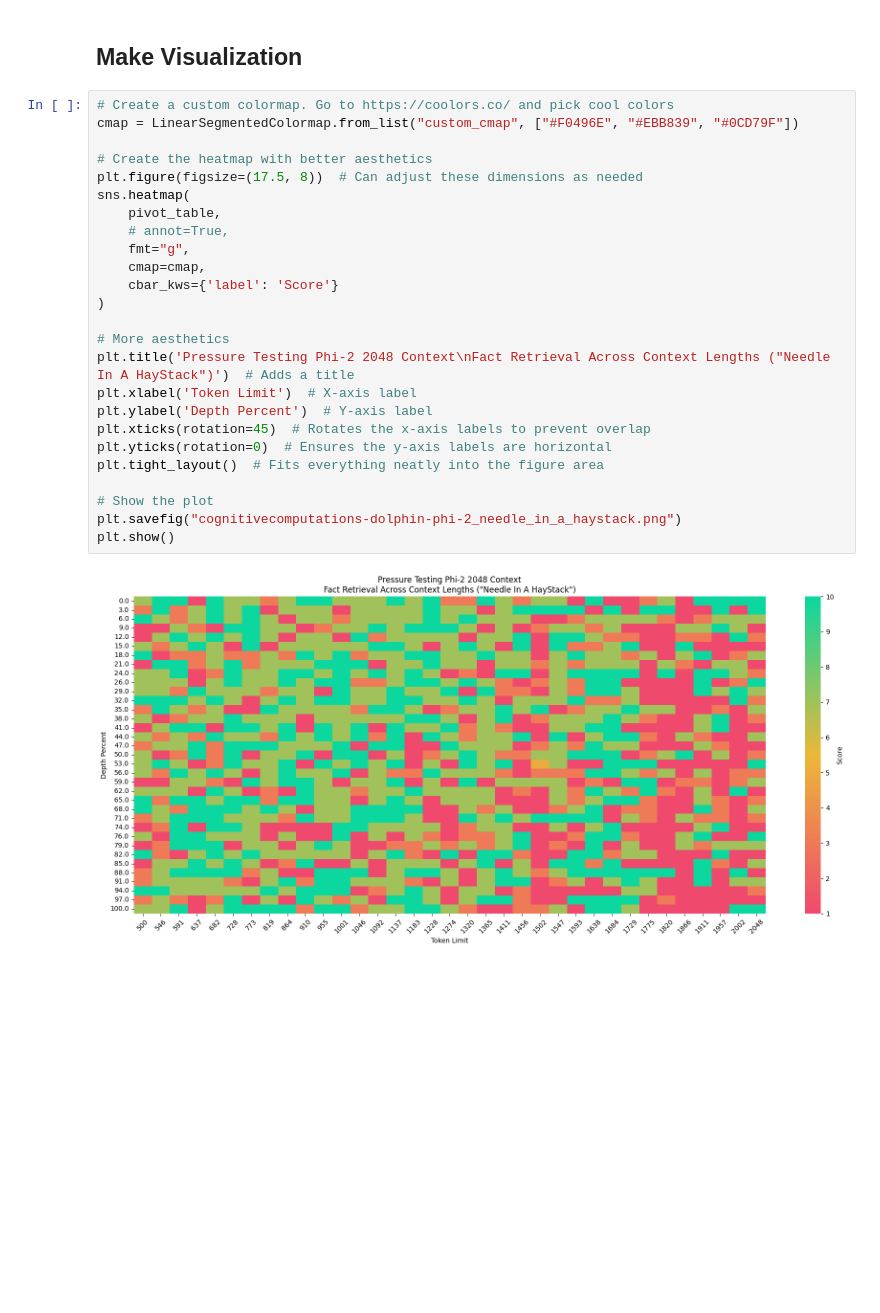
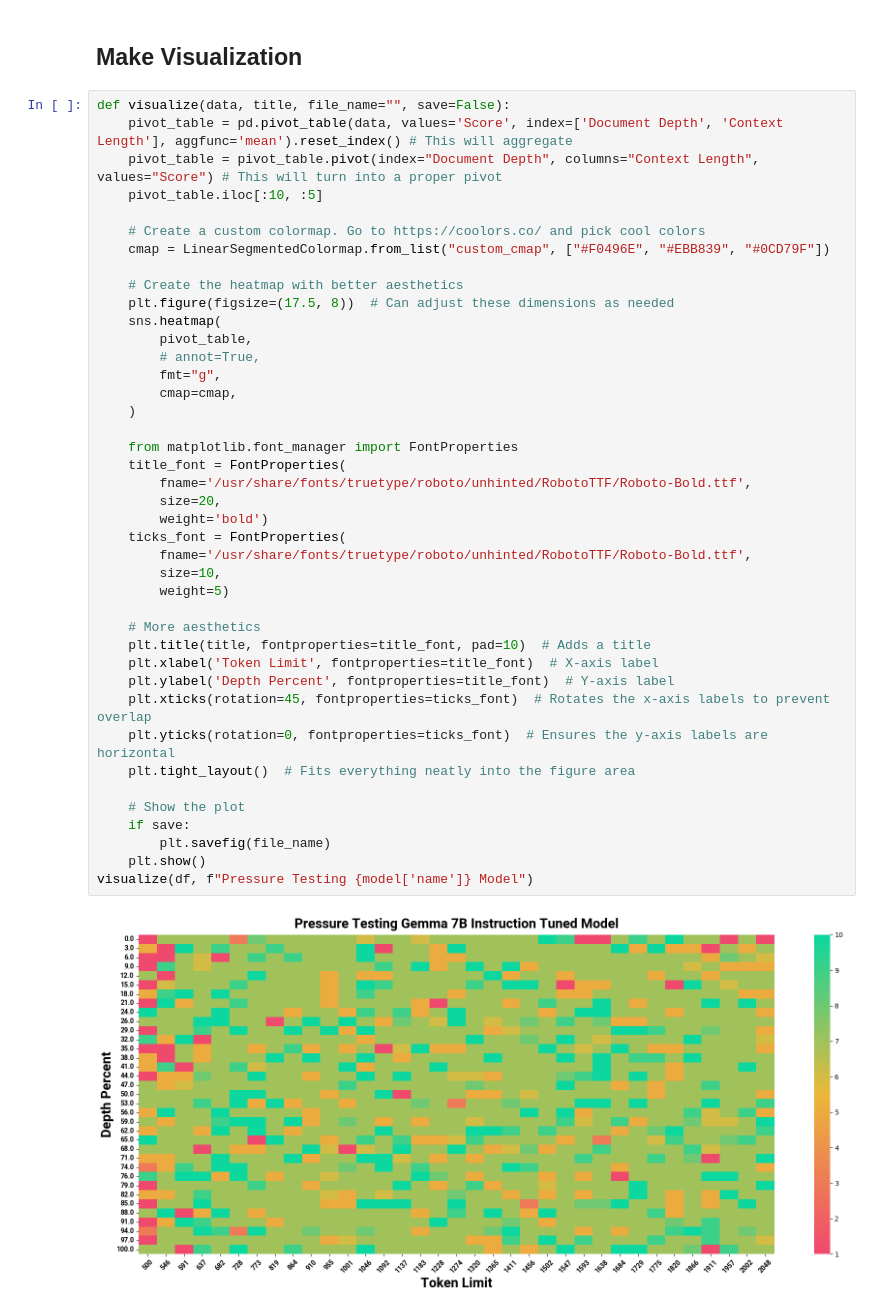
Before and after one commit to LazaroHurtado/LLMTest_NeedleInAHaystack, a Jupyter notebook: viz/CreateVizFromLLMTesting.ipynb, the cells around one changed output. Saved outputs shown, nothing was run; the diff lists cells and outputs as text; blank space fills up the shorter version.

```diff
--- a/viz/CreateVizFromLLMTesting.ipynb
+++ b/viz/CreateVizFromLLMTesting.ipynb
@@ -98,29 +142,45 @@ pivot_table.iloc[:10, :5]
 # %% [markdown]
 ## Make Visualization
 # %%
-# Create a custom colormap. Go to https://coolors.co/ and pick cool colors
-cmap = LinearSegmentedColormap.from_list("custom_cmap", ["#F0496E", "#EBB839", "#0CD79F"])
+def visualize(data, title, file_name="", save=False):
+    pivot_table = pd.pivot_table(data, values='Score', index=['Document Depth', 'Context Length'], aggfunc='mean').reset_index() # This will aggregate
+    pivot_table = pivot_table.pivot(index="Document Depth", columns="Context Length", values="Score") # This will turn into a proper pivot
+    pivot_table.iloc[:10, :5]
 
-# Create the heatmap with better aesthetics
-plt.figure(figsize=(17.5, 8))  # Can adjust these dimensions as needed
-sns.heatmap(
-    pivot_table,
-    # annot=True,
-    fmt="g",
-    cmap=cmap,
-    cbar_kws={'label': 'Score'}
-)
+    # Create a custom colormap. Go to https://coolors.co/ and pick cool colors
+    cmap = LinearSegmentedColormap.from_list("custom_cmap", ["#F0496E", "#EBB839", "#0CD79F"])
 
-# More aesthetics
-plt.title('Pressure Testing Phi-2 2048 Context\nFact Retrieval Across Context Lengths ("Needle In A HayStack")')  # Adds a title
-plt.xlabel('Token Limit')  # X-axis label
-plt.ylabel('Depth Percent')  # Y-axis label
-plt.xticks(rotation=45)  # Rotates the x-axis labels to prevent overlap
-plt.yticks(rotation=0)  # Ensures the y-axis labels are horizontal
-plt.tight_layout()  # Fits everything neatly into the figure area
+    # Create the heatmap with better aesthetics
+    plt.figure(figsize=(17.5, 8))  # Can adjust these dimensions as needed
+    sns.heatmap(
+        pivot_table,
+        # annot=True,
+        fmt="g",
+        cmap=cmap,
+    )
 
-# Show the plot
-plt.savefig("cognitivecomputations-dolphin-phi-2_needle_in_a_haystack.png")
-plt.show()
+    from matplotlib.font_manager import FontProperties
+    title_font = FontProperties(
+        fname='/usr/share/fonts/truetype/roboto/unhinted/RobotoTTF/Roboto-Bold.ttf',
+        size=20,
+        weight='bold')
+    ticks_font = FontProperties(
+        fname='/usr/share/fonts/truetype/roboto/unhinted/RobotoTTF/Roboto-Bold.ttf',
+        size=10,
+        weight=5)
+
+    # More aesthetics
+    plt.title(title, fontproperties=title_font, pad=10)  # Adds a title
+    plt.xlabel('Token Limit', fontproperties=title_font)  # X-axis label
+    plt.ylabel('Depth Percent', fontproperties=title_font)  # Y-axis label
+    plt.xticks(rotation=45, fontproperties=ticks_font)  # Rotates the x-axis labels to prevent overlap
+    plt.yticks(rotation=0, fontproperties=ticks_font)  # Ensures the y-axis labels are horizontal
+    plt.tight_layout()  # Fits everything neatly into the figure area
+
+    # Show the plot
+    if save:
+        plt.savefig(file_name)
+    plt.show()
+visualize(df, f"Pressure Testing {model['name']} Model")
 # %% [output]
-[figure, old version]
+[figure, new version]
```
Also changed, not shown: parts of 14 cells of this notebook, 25 other files.
